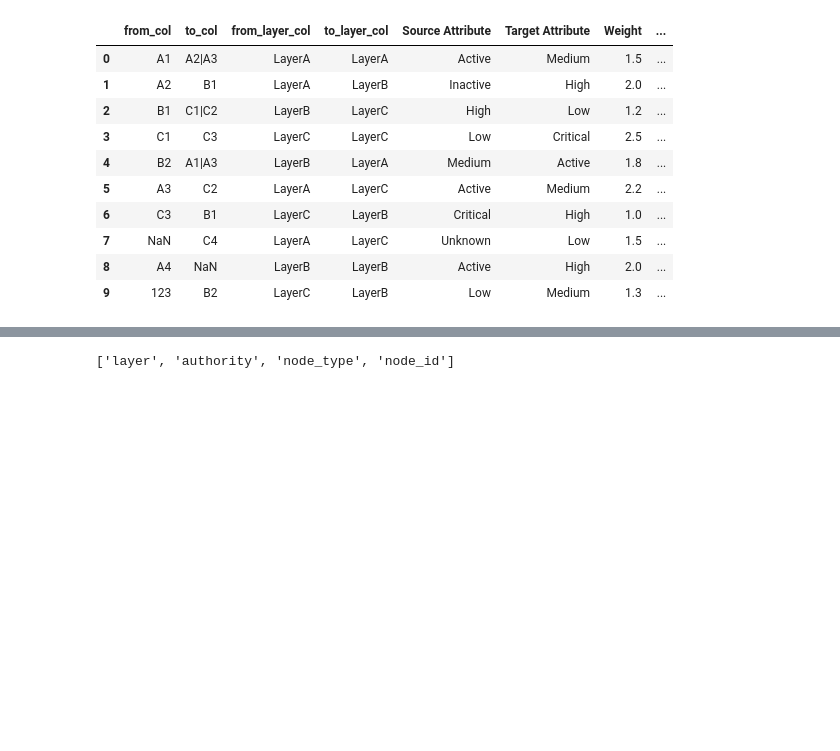
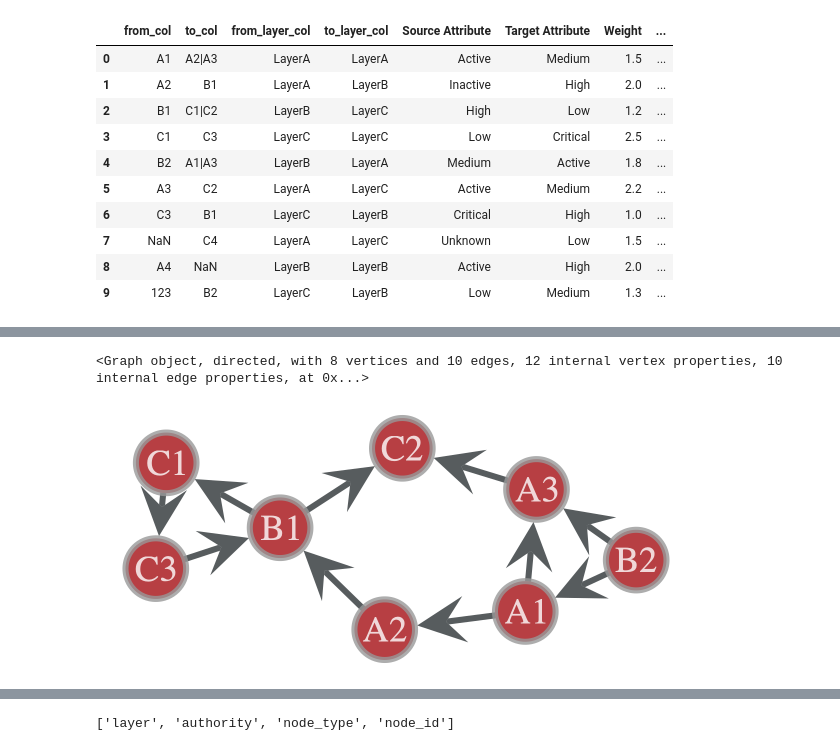
Before and after one commit to saezlab/lipinet, a Jupyter notebook: notebooks/multilayers.ipynb, the cells around one changed output, grey strips where cells are left out. Cells and saved outputs as stored; diff of their text form; code cells hidden in the pictures; blank space fills up the shorter version.

```diff
--- a/notebooks/multilayers.ipynb
+++ b/notebooks/multilayers.ipynb
@@ -504,0 +551,4 @@ Total rows skipped due to invalid node IDs: 6
+# %%
+network.graph
+# %% [output]
+<Graph object, directed, with 8 vertices and 10 edges, 12 internal vertex properties, 10 internal edge properties, at 0x...>
@@ -504,0 +557,4 @@ Total rows skipped due to invalid node IDs: 6
+# %%
+graph_draw(network.graph, vertex_text=network.graph.vp['node_id'])
+# %% [output]
+[figure, added]
```
Also changed, not shown: parts of 16 cells of this notebook, 3 other files.
